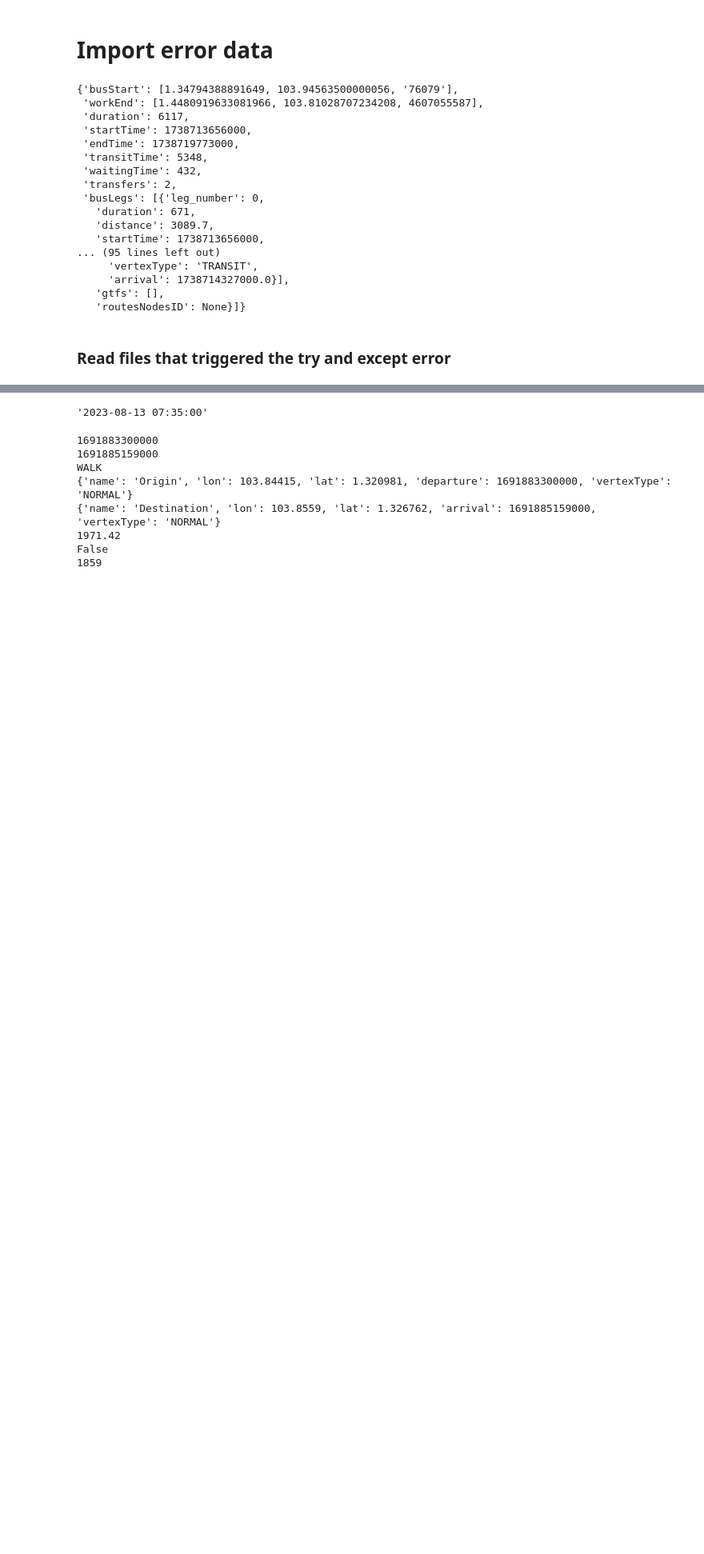
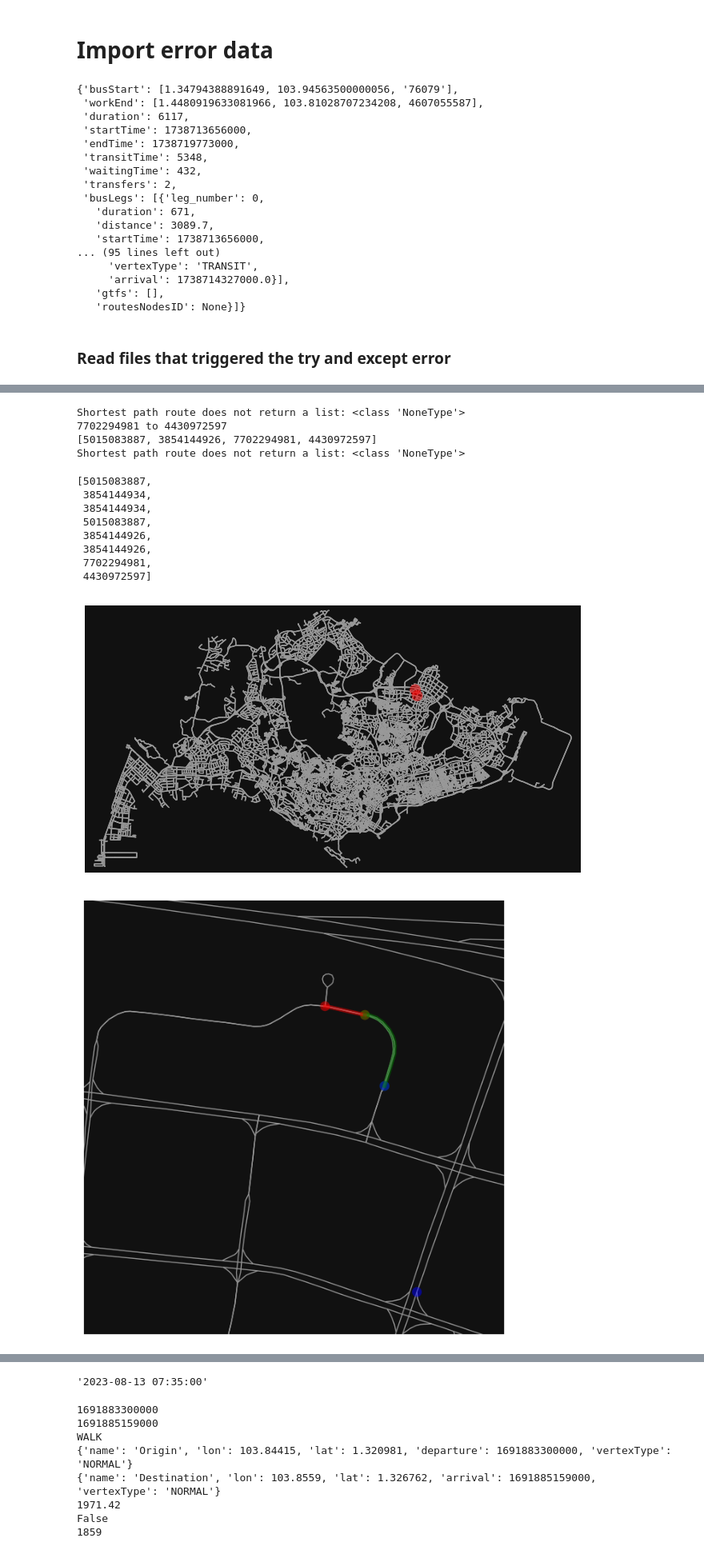
Before and after one commit to pakhuiying/NCCS_analysis, a Jupyter notebook: OneMap_API.ipynb, the cells around one changed output, grey strips where cells are left out. Shown at 80% size. Cells and saved outputs as stored; diff of their text form; code cells hidden in the pictures; blank space fills up the shorter version.

```diff
--- a/OneMap_API.ipynb
+++ b/OneMap_API.ipynb
@@ -340,0 +479,21 @@ response['plan']['itineraries'][0]['legs'][1]
+# %%
+BSR = publicTransit.BusStopRoutes(G=G_bus,gtfs=gtfs)
+route_nodesID = BSR.busRoute_shortestPath(plot=True)
+print(route_nodesID)
+all_nodesID = BSR.get_bus_edges_nodes()
+all_nodesID
+# %% [output]
+Shortest path route does not return a list: <class 'NoneType'>
+7702294981 to 4430972597
+[5015083887, 3854144926, 7702294981, 4430972597]
+Shortest path route does not return a list: <class 'NoneType'>
+[5015083887,
+ 3854144934,
+ 3854144934,
+ 5015083887,
+ 3854144926,
+ 3854144926,
+ 7702294981,
+ 4430972597]
+[figure, added]
+[figure, added]
```
Also changed, not shown: parts of 11 cells of this notebook, 3 other files.
